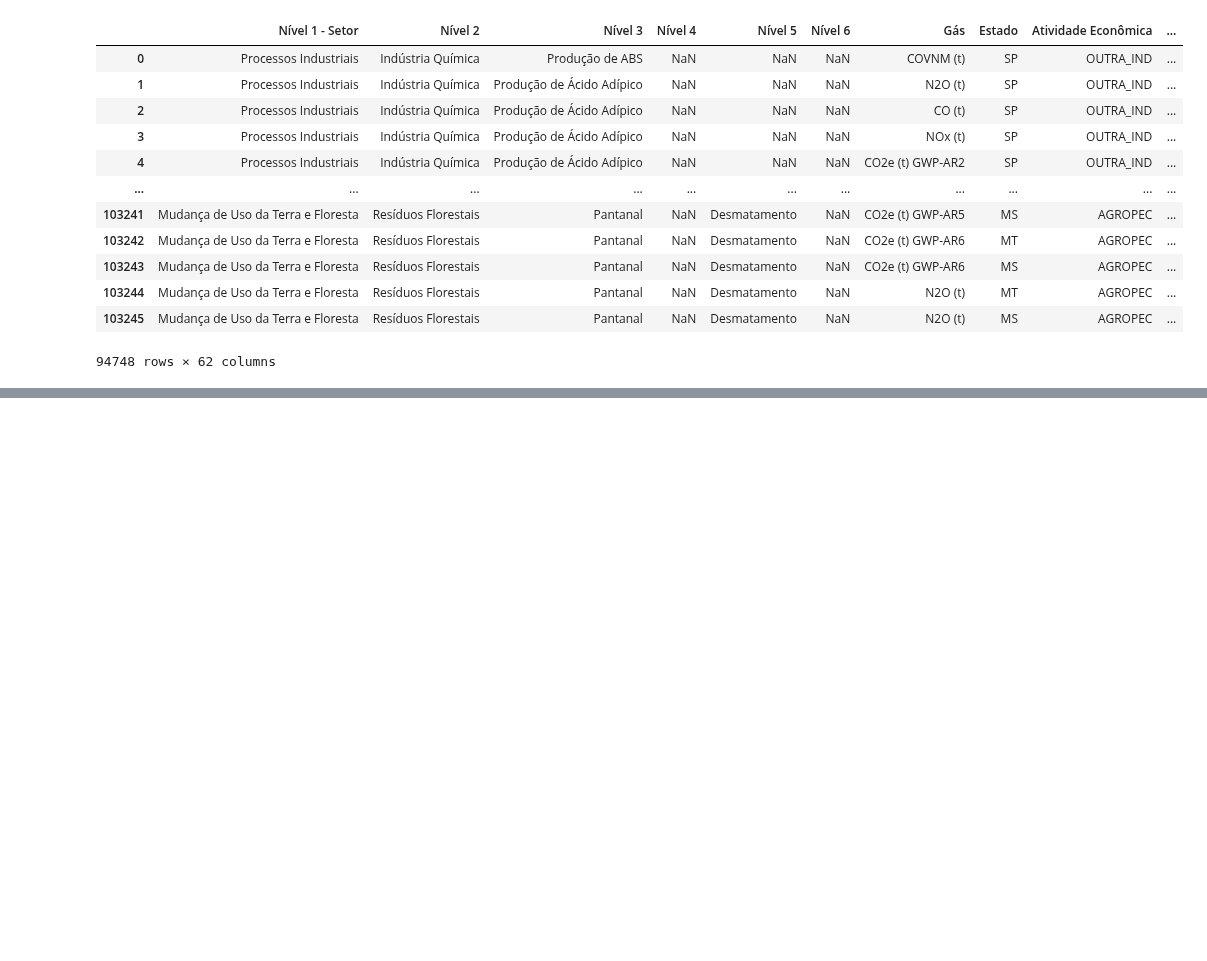
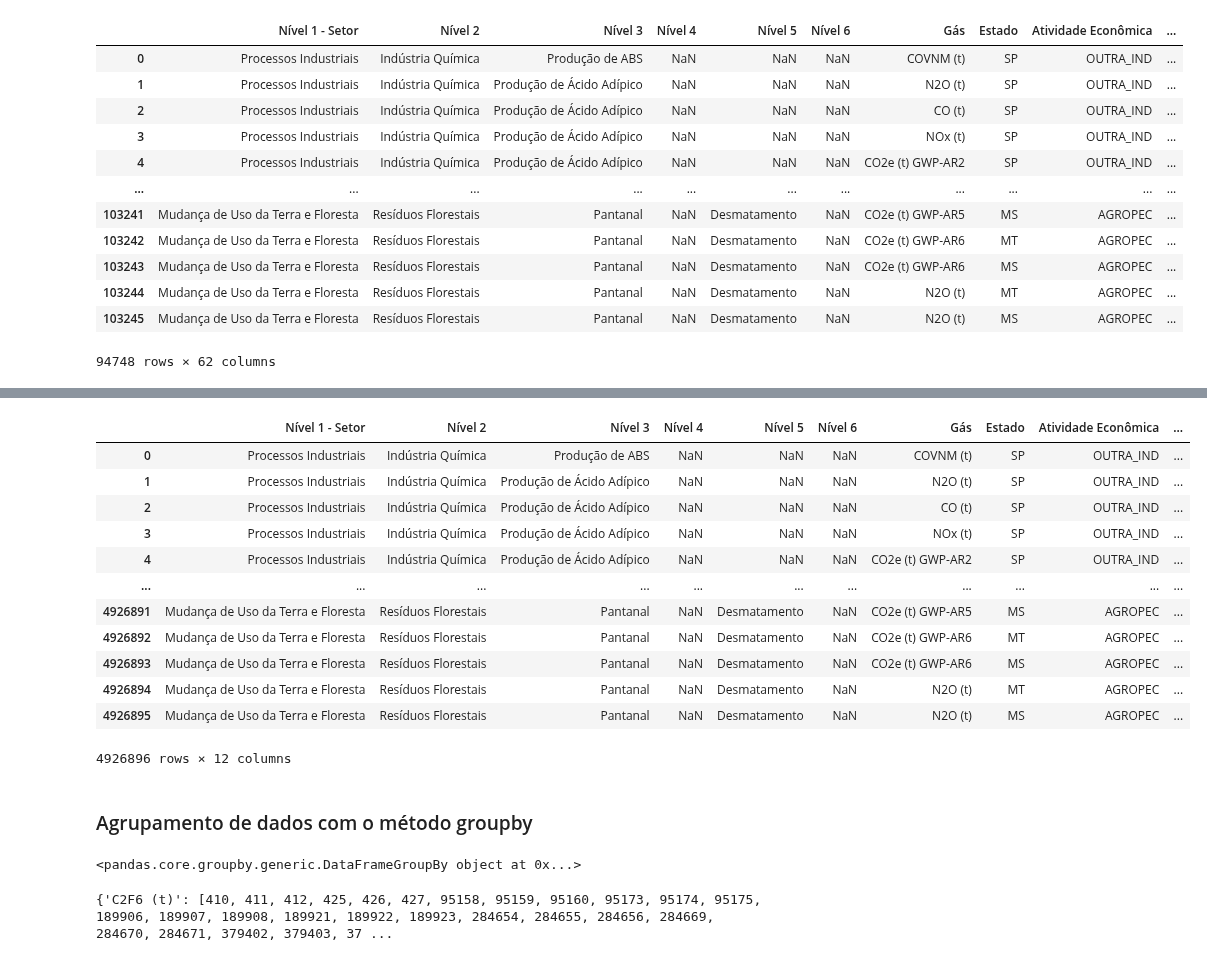
Before and after one commit to paulorobertovrc/alura-data-science, a Jupyter notebook: Pandas/pandas_selec_agrup_dados.ipynb, the cells around one changed output, grey strips where cells are left out. Cells and saved outputs as stored; diff of their text form; code cells hidden in the pictures; blank space fills up the shorter version.

Commit message:
Aula 02 (agrupamento de dados)

```diff
--- a/Pandas/pandas_selec_agrup_dados.ipynb
+++ b/Pandas/pandas_selec_agrup_dados.ipynb
@@ -156,0 +165,3 @@ dados_gases_por_estado
+# %%
+colunas_info = list(dados_gases_por_estado.loc[:, 'Nível 1 - Setor':'Produto'].columns)
+colunas_info
@@ -156,0 +188,3 @@ dados_gases_por_estado
+# %%
+colunas_emissao = list(dados_gases_por_estado.loc[:, 1970:2021].columns)
+colunas_emissao
@@ -156,0 +209,31 @@ dados_gases_por_estado
+# %%
+emissoes_por_ano = dados_gases_por_estado.melt(id_vars=colunas_info, value_vars=colunas_emissao, var_name='Ano', value_name='Emissão')
+emissoes_por_ano
+
+# A função melt transforma as colunas de um dataframe em linhas. A função recebe como parâmetro as colunas que serão mantidas como índice e as colunas que serão transformadas em linhas. O parâmetro var_name recebe o nome da coluna que será criada para armazenar os nomes das colunas que foram transformadas em linhas. O parâmetro value_name recebe o nome da coluna que será criada para armazenar os valores das colunas que foram transformadas em linhas.
+
+# O objetivo é transformar o dataframe de um formato amplo (wide) para um formato longo (long).
+# %% [output]
+|  | Nível 1 - Setor | Nível 2 | Nível 3 | Nível 4 | Nível 5 | Nível 6 | Gás | Estado | Atividade Econômica | ... |
+| 0 | Processos Industriais | Indústria Química | Produção de ABS | NaN | NaN | NaN | COVNM (t) | SP | OUTRA_IND | ... |
+| 1 | Processos Industriais | Indústria Química | Produção de Ácido Adípico | NaN | NaN | NaN | N2O (t) | SP | OUTRA_IND | ... |
+| 2 | Processos Industriais | Indústria Química | Produção de Ácido Adípico | NaN | NaN | NaN | CO (t) | SP | OUTRA_IND | ... |
+| 3 | Processos Industriais | Indústria Química | Produção de Ácido Adípico | NaN | NaN | NaN | NOx (t) | SP | OUTRA_IND | ... |
+| 4 | Processos Industriais | Indústria Química | Produção de Ácido Adípico | NaN | NaN | NaN | CO2e (t) GWP-AR2 | SP | OUTRA_IND | ... |
+| ... | ... | ... | ... | ... | ... | ... | ... | ... | ... | ... |
+| 4926891 | Mudança de Uso da Terra e Floresta | Resíduos Florestais | Pantanal | NaN | Desmatamento | NaN | CO2e (t) GWP-AR5 | MS | AGROPEC | ... |
+| 4926892 | Mudança de Uso da Terra e Floresta | Resíduos Florestais | Pantanal | NaN | Desmatamento | NaN | CO2e (t) GWP-AR6 | MT | AGROPEC | ... |
+| 4926893 | Mudança de Uso da Terra e Floresta | Resíduos Florestais | Pantanal | NaN | Desmatamento | NaN | CO2e (t) GWP-AR6 | MS | AGROPEC | ... |
+| 4926894 | Mudança de Uso da Terra e Floresta | Resíduos Florestais | Pantanal | NaN | Desmatamento | NaN | N2O (t) | MT | AGROPEC | ... |
+| 4926895 | Mudança de Uso da Terra e Floresta | Resíduos Florestais | Pantanal | NaN | Desmatamento | NaN | N2O (t) | MS | AGROPEC | ... |
+4926896 rows × 12 columns
+# %% [markdown]
+### Agrupamento de dados com o método groupby
+# %%
+emissoes_por_ano.groupby('Gás') # Retorna um objeto do tipo DataFrameGroupBy
+# %% [output]
+<pandas.core.groupby.generic.DataFrameGroupBy object at 0x...>
+# %%
+emissoes_por_ano.groupby('Gás').groups # Retorna um dicionário com os grupos criados. Cada chave é um tipo de gás e o valor são os índices referentes à posição em que se encontra aquele dado.
+# %% [output]
+{'C2F6 (t)': [410, 411, 412, 425, 426, 427, 95158, 95159, 95160, 95173, 95174, 95175, 189906, 189907, 189908, 189921, 189922, 189923, 284654, 284655, 284656, 284669, 284670, 284671, 379402, 379403, 37 ...
```
Also changed, not shown: parts of 12 cells of this notebook.
